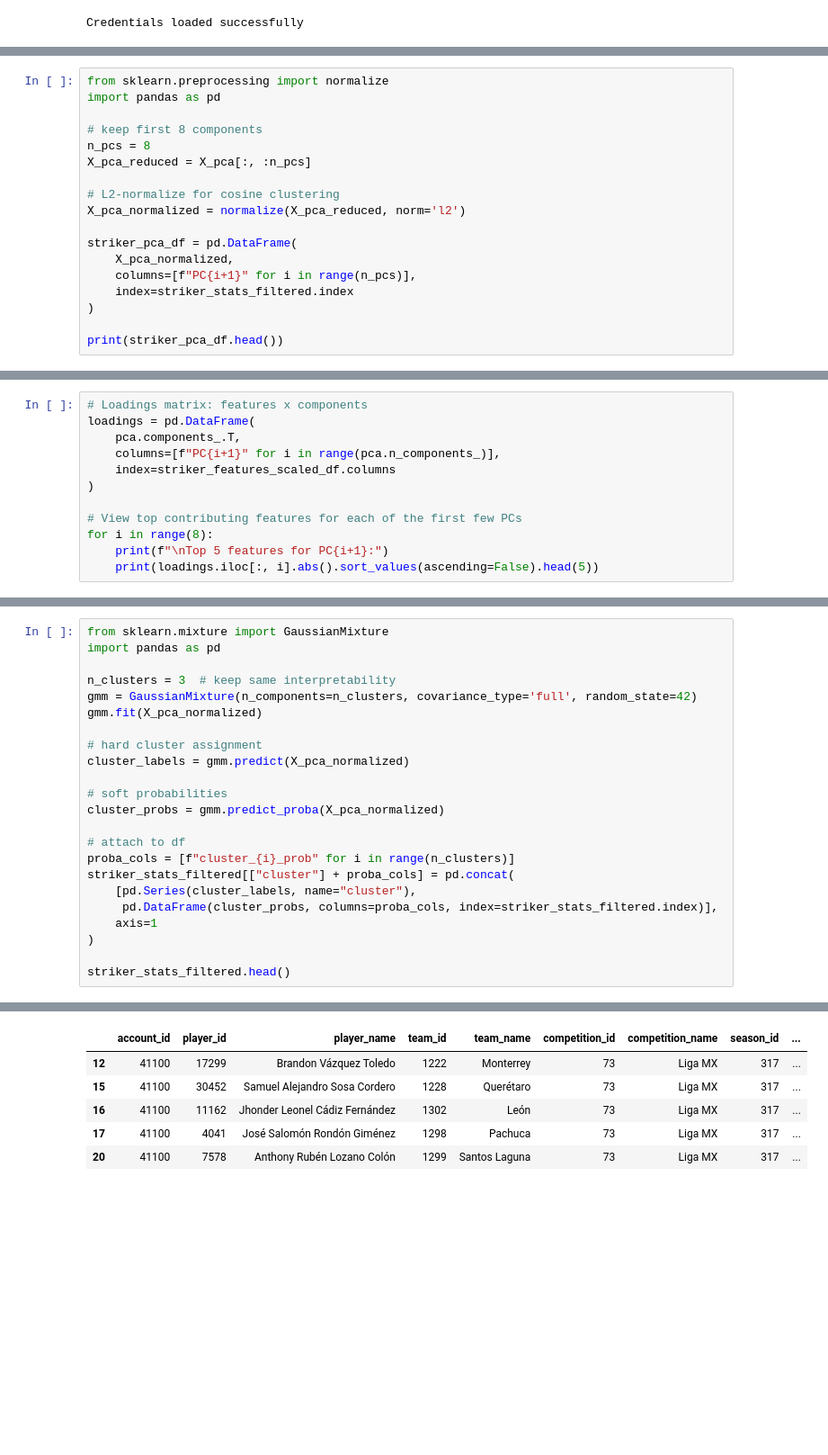
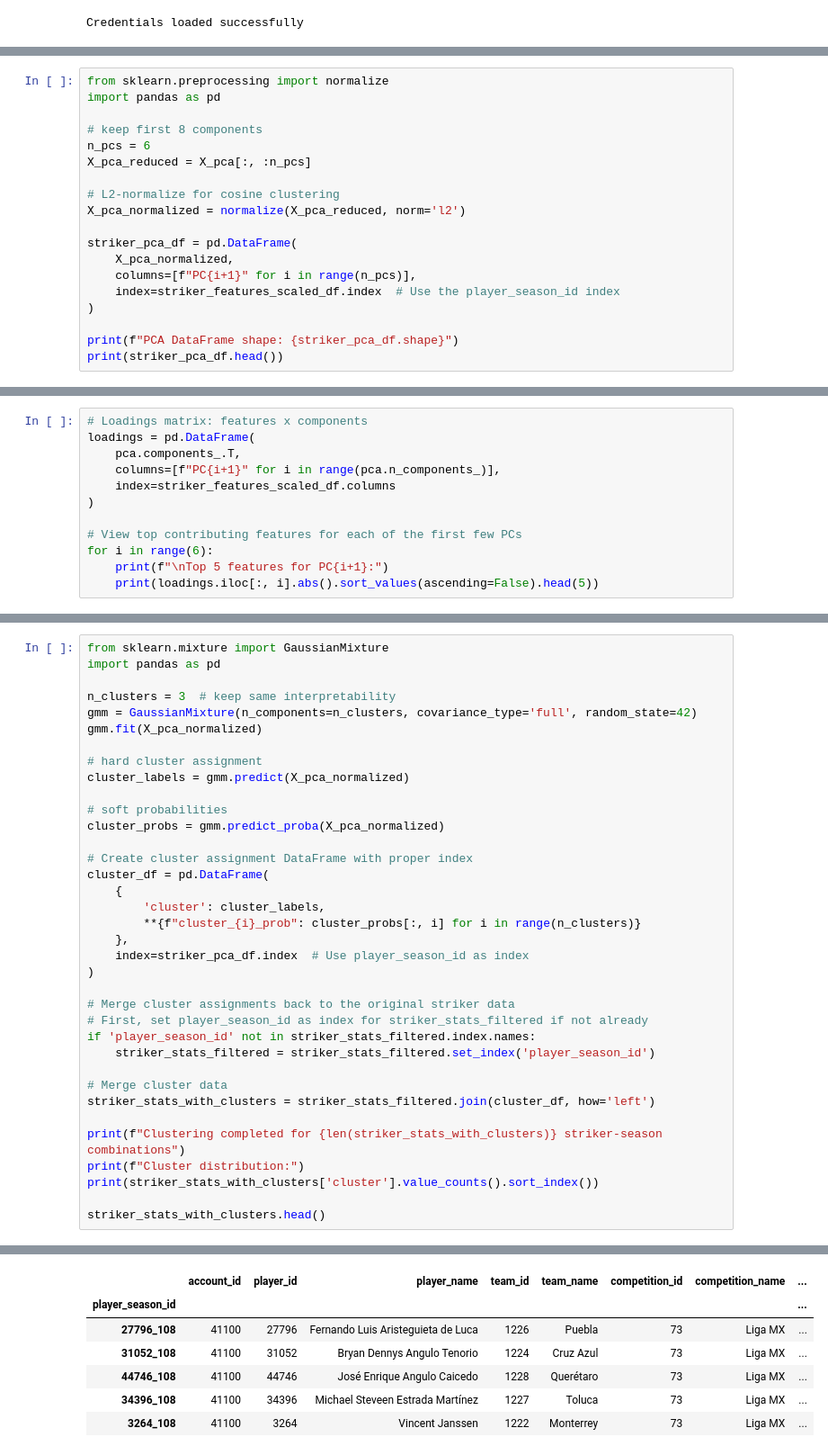
Before and after one commit to Eugenia148/ISAC2025, a Jupyter notebook: notebooks/striker_pca_clustering.ipynb, the cells around one changed output, grey strips where cells are left out. Shown at 90% size. Cells and saved outputs as stored; diff of their text form; blank space fills up the shorter version.

```diff
--- a/notebooks/striker_pca_clustering.ipynb
+++ b/notebooks/striker_pca_clustering.ipynb
@@ -162,7 +259,7 @@ from sklearn.preprocessing import normalize
 import pandas as pd
 
 # keep first 8 components
-n_pcs = 8
+n_pcs = 6
 X_pca_reduced = X_pca[:, :n_pcs]
 
 # L2-normalize for cosine clustering
@@ -171,8 +268,9 @@ X_pca_normalized = normalize(X_pca_reduced, norm='l2')
 striker_pca_df = pd.DataFrame(
     X_pca_normalized,
     columns=[f"PC{i+1}" for i in range(n_pcs)],
-    index=striker_stats_filtered.index
+    index=striker_features_scaled_df.index  # Use the player_season_id index
 )
 
+print(f"PCA DataFrame shape: {striker_pca_df.shape}")
 print(striker_pca_df.head())
 # %% [output]
@@ -198,7 +291,7 @@ loadings = pd.DataFrame(
 )
 
 # View top contributing features for each of the first few PCs
-for i in range(8):
+for i in range(6):
     print(f"\nTop 5 features for PC{i+1}:")
     print(loadings.iloc[:, i].abs().sort_values(ascending=False).head(5))
 # %% [output]
@@ -264,13 +357,26 @@ cluster_labels = gmm.predict(X_pca_normalized)
 # soft probabilities
 cluster_probs = gmm.predict_proba(X_pca_normalized)
 
-# attach to df
-proba_cols = [f"cluster_{i}_prob" for i in range(n_clusters)]
-striker_stats_filtered[["cluster"] + proba_cols] = pd.concat(
-    [pd.Series(cluster_labels, name="cluster"),
-     pd.DataFrame(cluster_probs, columns=proba_cols, index=striker_stats_filtered.index)],
-    axis=1
+# Create cluster assignment DataFrame with proper index
+cluster_df = pd.DataFrame(
+    {
+        'cluster': cluster_labels,
+        **{f"cluster_{i}_prob": cluster_probs[:, i] for i in range(n_clusters)}
+    },
+    index=striker_pca_df.index  # Use player_season_id as index
 )
 
-striker_stats_filtered.head()
+# Merge cluster assignments back to the original striker data
+# First, set player_season_id as index for striker_stats_filtered if not already
+if 'player_season_id' not in striker_stats_filtered.index.names:
+    striker_stats_filtered = striker_stats_filtered.set_index('player_season_id')
+
+# Merge cluster data
+striker_stats_with_clusters = striker_stats_filtered.join(cluster_df, how='left')
+
+print(f"Clustering completed for {len(striker_stats_with_clusters)} striker-season combinations")
+print(f"Cluster distribution:")
+print(striker_stats_with_clusters['cluster'].value_counts().sort_index())
+
+striker_stats_with_clusters.head()
 # %% [output]
@@ -277,6 +390,7 @@ striker_stats_filtered.head()
-|  | account_id | player_id | player_name | team_id | team_name | competition_id | competition_name | season_id | ... |
-| 12 | 41100 | 17299 | Brandon Vázquez Toledo | 1222 | Monterrey | 73 | Liga MX | 317 | ... |
-| 15 | 41100 | 30452 | Samuel Alejandro Sosa Cordero | 1228 | Querétaro | 73 | Liga MX | 317 | ... |
-| 16 | 41100 | 11162 | Jhonder Leonel Cádiz Fernández | 1302 | León | 73 | Liga MX | 317 | ... |
-| 17 | 41100 | 4041 | José Salomón Rondón Giménez | 1298 | Pachuca | 73 | Liga MX | 317 | ... |
-| 20 | 41100 | 7578 | Anthony Rubén Lozano Colón | 1299 | Santos Laguna | 73 | Liga MX | 317 | ... |
+|  | account_id | player_id | player_name | team_id | team_name | competition_id | competition_name | ... |
+| player_season_id |  |  |  |  |  |  |  | ... |
+| 27796_108 | 41100 | 27796 | Fernando Luis Aristeguieta de Luca | 1226 | Puebla | 73 | Liga MX | ... |
+| 31052_108 | 41100 | 31052 | Bryan Dennys Angulo Tenorio | 1224 | Cruz Azul | 73 | Liga MX | ... |
+| 44746_108 | 41100 | 44746 | José Enrique Angulo Caicedo | 1228 | Querétaro | 73 | Liga MX | ... |
+| 34396_108 | 41100 | 34396 | Michael Steveen Estrada Martínez | 1227 | Toluca | 73 | Liga MX | ... |
+| 3264_108 | 41100 | 3264 | Vincent Janssen | 1222 | Monterrey | 73 | Liga MX | ... |
```
Also changed, not shown: parts of 14 cells of this notebook.
